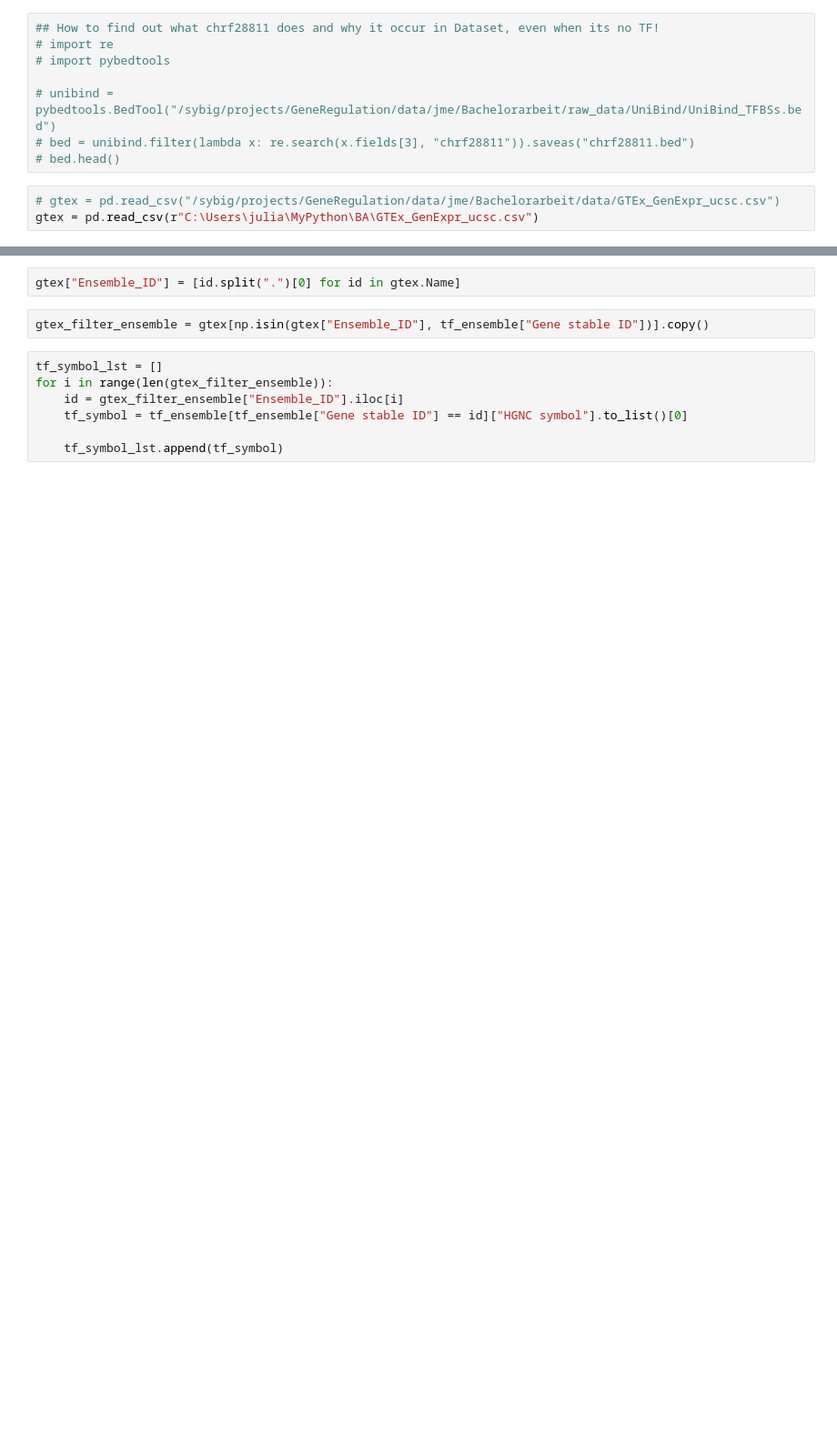
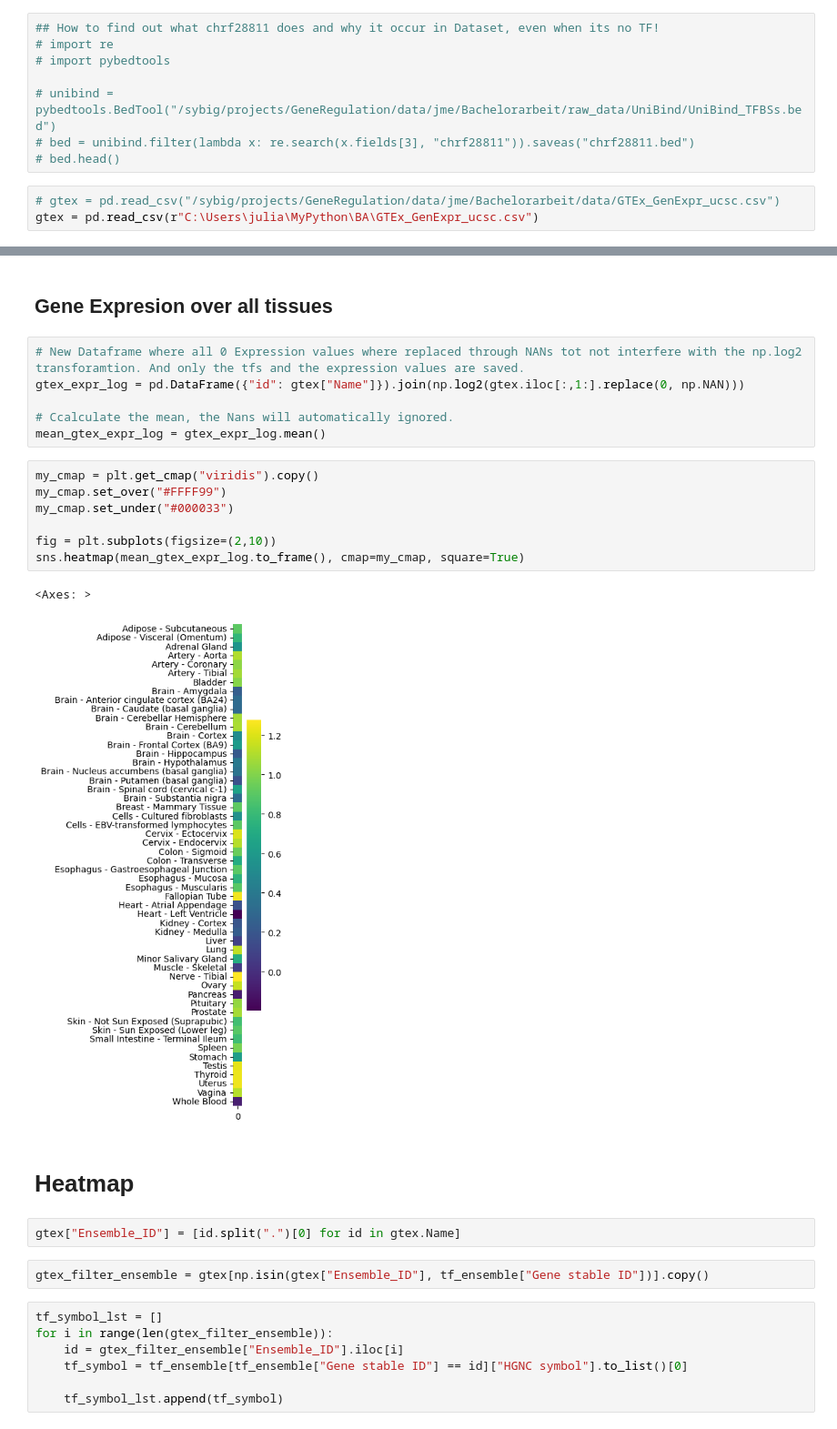
Before and after one commit to JulianMeigen/Bachelor, a Jupyter notebook: E_Single_TFBS/Ensemble_TF_Genexpr.ipynb, the cells around one changed output, grey strips where cells are left out. Shown at 91% size. Saved outputs shown, nothing was run; the diff lists cells and outputs as text; blank space fills up the shorter version.

Commit message:
Start Result TF Expression

```diff
--- a/E_Single_TFBS/Ensemble_TF_Genexpr.ipynb
+++ b/E_Single_TFBS/Ensemble_TF_Genexpr.ipynb
@@ -60,3 +60,23 @@ tf_ensemble
+# %% [markdown]
+## Gene Expresion over all tissues
+# %%
+# New Dataframe where all 0 Expression values where replaced through NANs tot not interfere with the np.log2 transforamtion. And only the tfs and the expression values are saved.
+gtex_expr_log = pd.DataFrame({"id": gtex["Name"]}).join(np.log2(gtex.iloc[:,1:].replace(0, np.NAN)))
+
+# Ccalculate the mean, the Nans will automatically ignored.
+mean_gtex_expr_log = gtex_expr_log.mean()
+# %%
+my_cmap = plt.get_cmap("viridis").copy()
+my_cmap.set_over("#FFFF99")
+my_cmap.set_under("#000033")
+
+fig = plt.subplots(figsize=(2,10))
+sns.heatmap(mean_gtex_expr_log.to_frame(), cmap=my_cmap, square=True)
+# %% [output]
+<Axes: >
+[figure, added]
+# %% [markdown]
+# Heatmap
 # %%
 gtex["Ensemble_ID"] = [id.split(".")[0] for id in gtex.Name]
 # %%
```
Also changed, not shown: parts of 12 cells of this notebook, 18 other files.
